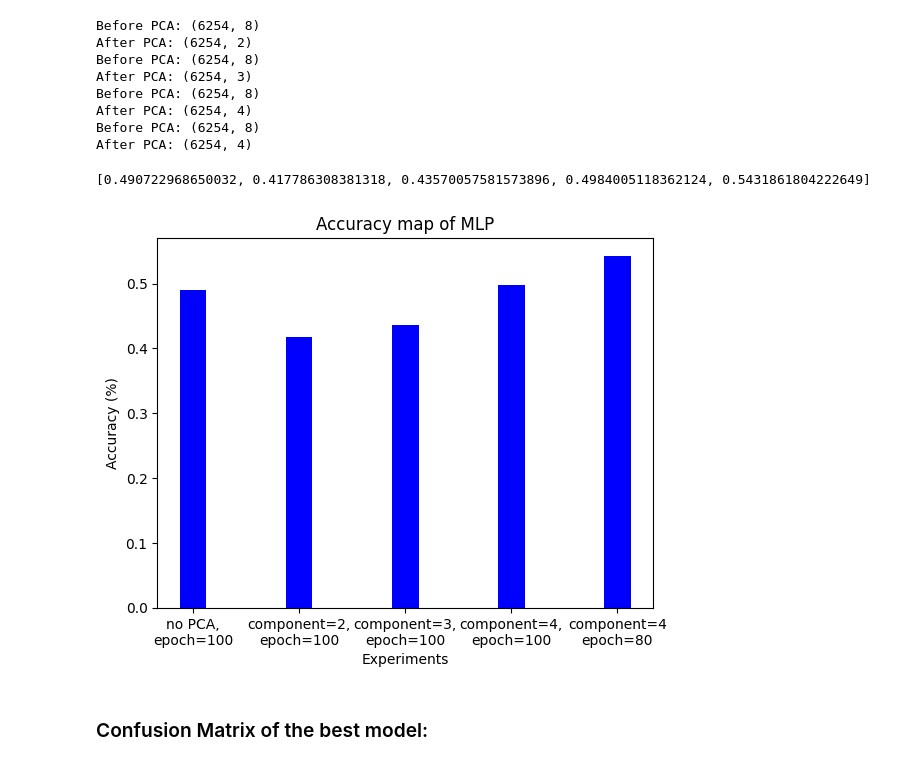
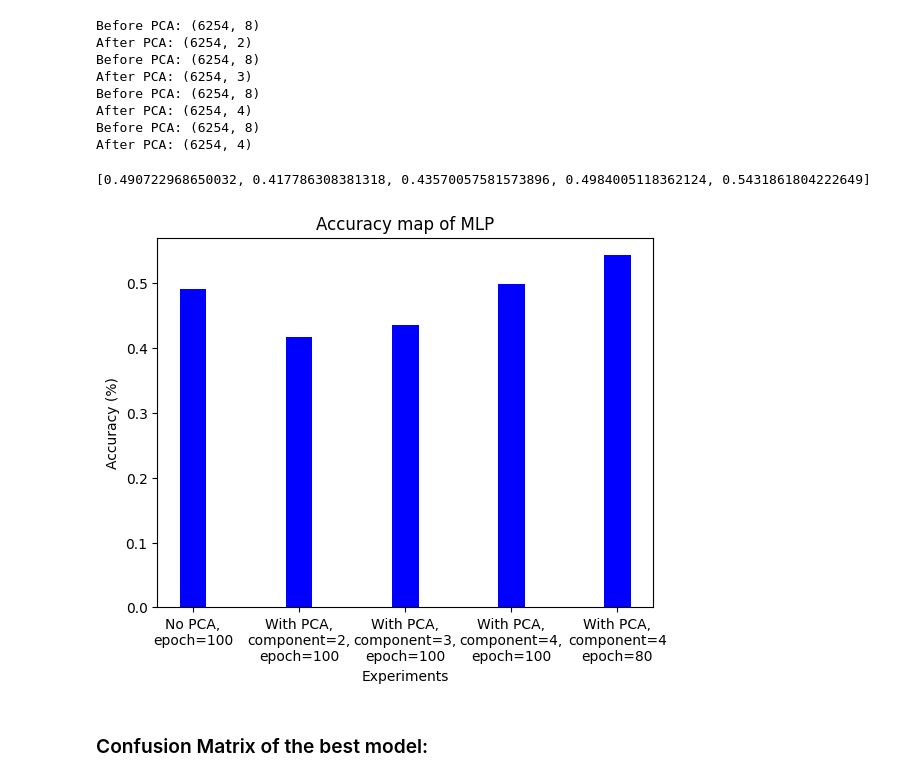
Before and after one commit to astonastonaston/Youtube_video_popularity_prediction, a Jupyter notebook: popularity_prediction.ipynb, the cells around one changed output. Saved outputs shown, nothing was run; the diff lists cells and outputs as text; code cells hidden in the pictures.

```diff
--- a/popularity_prediction.ipynb
+++ b/popularity_prediction.ipynb
@@ -396,21 +396,21 @@ After PCA: (6254, 4)
 # %%
 # Plot accuracy map
 N = len(pca_model_paths)
 ind = np.arange(N)
 width = 0.25
 
 bar2 = plt.bar(ind, acc, width, color = 'b')
 print(acc)
 plt.xlabel("Experiments")
 plt.ylabel('Accuracy (%)')
 plt.title("Accuracy map of MLP")
 
-plt.xticks(ind,['no PCA,\nepoch=100', 'component=2,\nepoch=100', 'component=3,\nepoch=100', 'component=4,\nepoch=100', 'component=4\nepoch=80'])
+plt.xticks(ind,['No PCA,\nepoch=100', 'With PCA,\ncomponent=2,\nepoch=100', 'With PCA,\ncomponent=3,\nepoch=100', 'With PCA,\ncomponent=4,\nepoch=100', 'With PCA,\ncomponent=4\nepoch=80'])
 # plt.legend(bar1)
 plt.show()
 # %% [output]
 [0.490722968650032, 0.417786308381318, 0.43570057581573896, 0.4984005118362124, 0.5431861804222649]
-[figure, old version]
+[figure, new version]
 # %% [markdown]
 ### Confusion Matrix of the best model:
 # %%
```
